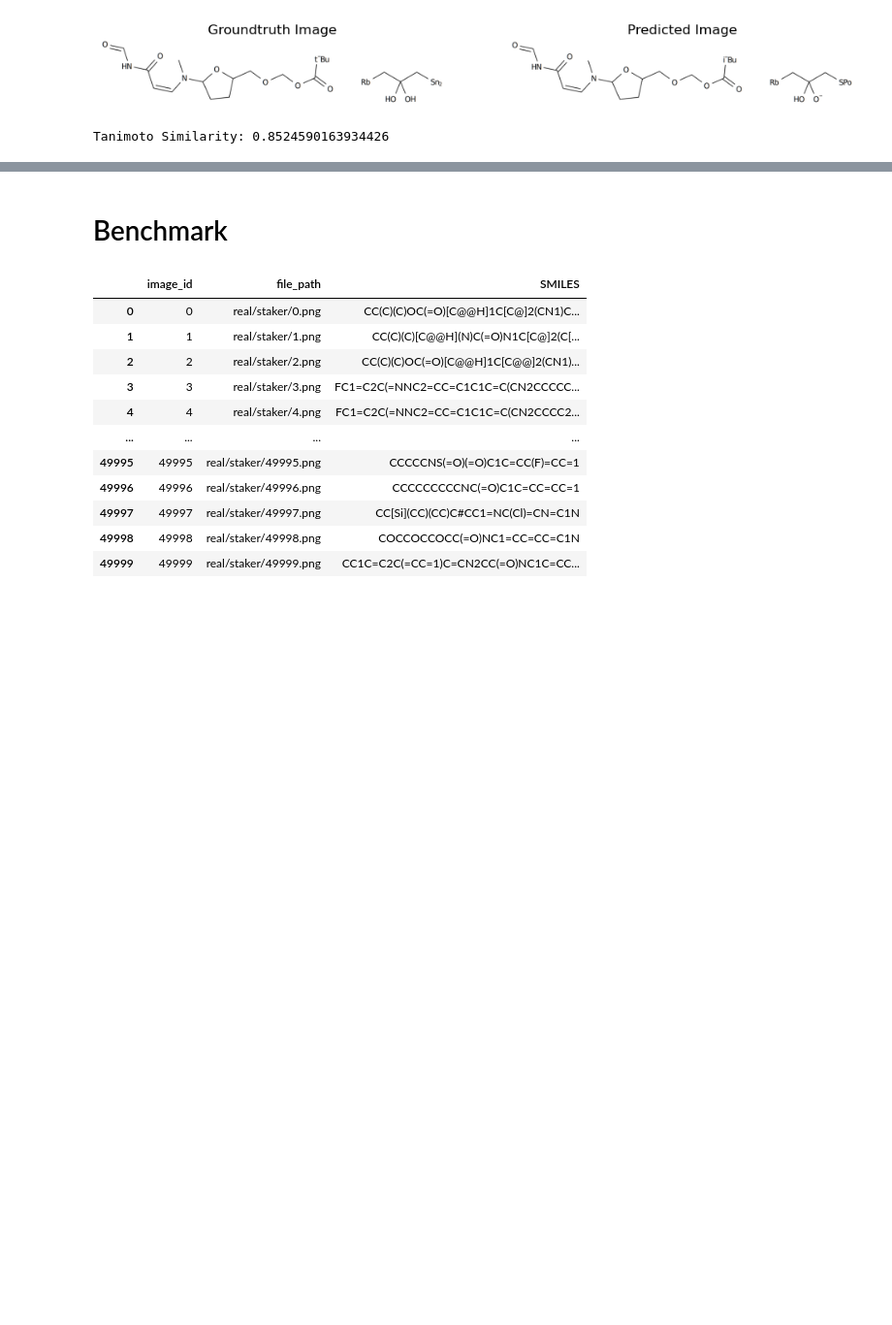
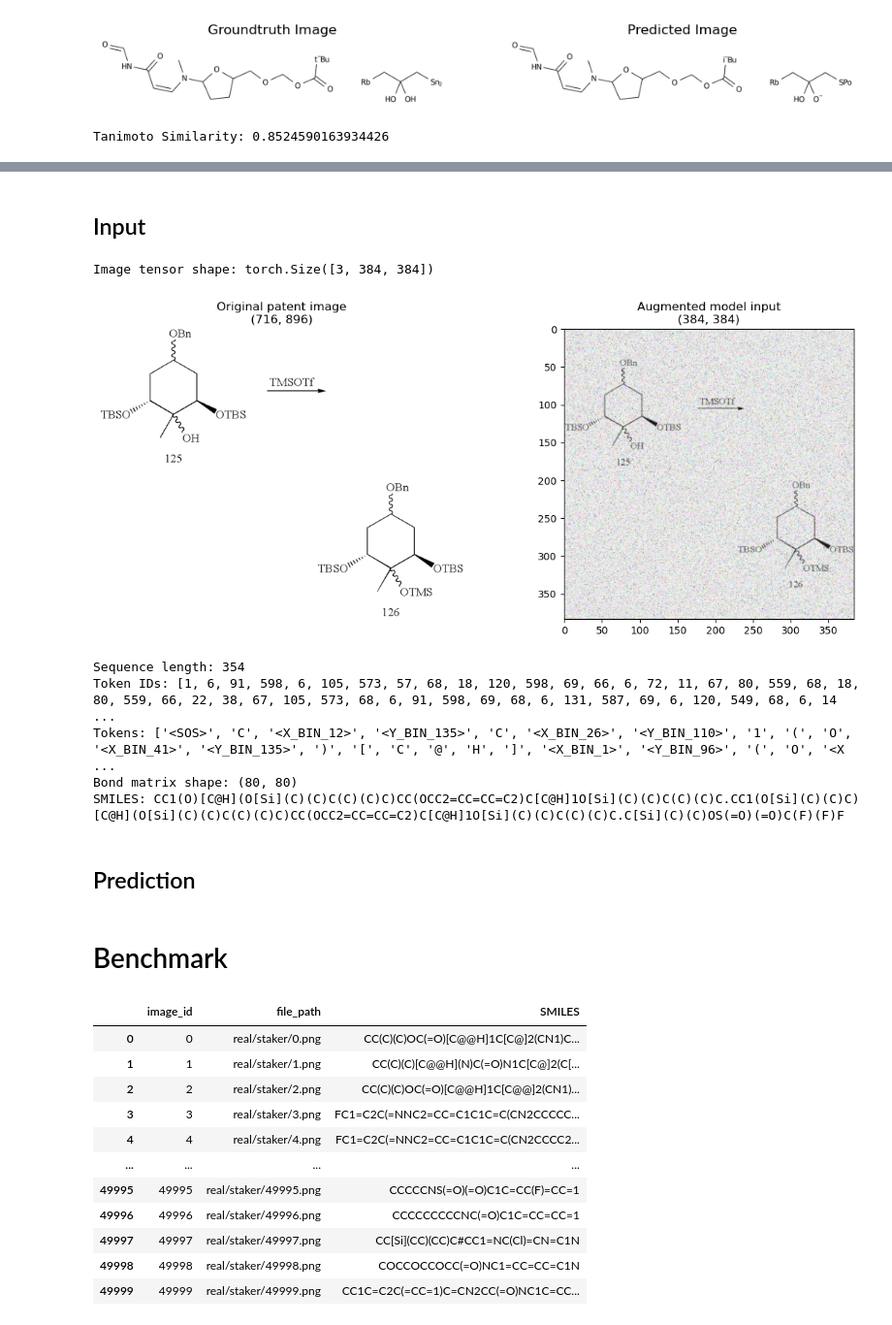
Before and after one commit to lyuzhuoqi/MolScanner, a Jupyter notebook: MolScanner/MolScanner_evaluation.ipynb, the cells around one changed output, grey strips where cells are left out. Shown at 97% size. Saved outputs shown, nothing was run; the diff lists cells and outputs as text; code cells hidden in the pictures; blank space fills up the shorter version.

```diff
--- a/MolScanner/MolScanner_evaluation.ipynb
+++ b/MolScanner/MolScanner_evaluation.ipynb
@@ -6,12 +6,13 @@
 # %%
 from pathlib import Path
 
-proj_dir = Path.home() / "zqlyu"/ "projects" / "MolScanner"
+# proj_dir = Path.home() / "zqlyu"/ "projects" / "MolScanner"
+proj_dir = Path.home() / "projects" / "Markush"
 data_dir = proj_dir / "data"
 # %% [markdown]
 # Model
 # %%
 from MolScribe_re_model import MolScannerVocab
-vocab = MolScannerVocab(n_bins=64)
+vocab = MolScannerVocab(n_bins=384)
 print(len(vocab))
 # %% [output]
@@ -212,0 +246,62 @@ Tanimoto Similarity: 0.8524590163934426
+# %% [markdown]
+## Input
+# %%
+import random
+import torch
+import numpy as np
+from matplotlib import pyplot as plt
+import cv2
+
+idx = random.randint(0, len(uspto_dataset) - 1)
+sample = uspto_dataset[idx]
+while not sample['success']:
+    idx = random.randint(0, len(uspto_dataset) - 1)
+    sample = uspto_dataset[idx]
+
+img_tensor = sample['img']  # [3, H, W]
+print("Image tensor shape:", img_tensor.shape)
+
+def denormalize_img(img_tensor):
+    mean = torch.tensor([0.485, 0.456, 0.406]).view(3, 1, 1)
+    std = torch.tensor([0.229, 0.224, 0.225]).view(3, 1, 1)
+    img_tensor = img_tensor * std + mean
+    return img_tensor.clamp(0, 1).byte() if img_tensor.max() > 1 else img_tensor.clamp(0, 1)
+
+# Show original patent image for comparison (same molecule)
+row = df.iloc[idx]
+orig_path = str(data_dir / row['file_path'])
+orig_img = cv2.cvtColor(cv2.imread(orig_path), cv2.COLOR_BGR2RGB) if cv2.imread(orig_path) is not None else None
+
+fig, axes = plt.subplots(1, 2, figsize=(12, 5))
+if orig_img is not None:
+    axes[0].imshow(orig_img)
+    axes[0].set_title(f'Original patent image\n{orig_img.shape[:2]}')
+else:
+    axes[0].set_title('(could not load)')
+axes[0].axis('off')
+
+img_denorm = denormalize_img(img_tensor)
+if img_denorm.dtype == torch.float32:
+    axes[1].imshow(img_denorm.permute(1, 2, 0).numpy())
+else:
+    axes[1].imshow(img_denorm.permute(1, 2, 0).numpy())
+axes[1].set_title(f'Augmented model input\n{tuple(img_tensor.shape[1:])}')
+# axes[1].axis('off')
+plt.tight_layout()
+plt.show()
+
+print("\nSequence length:", len(sample['tok_id_seq']))
+print("Token IDs:", sample['tok_id_seq'])
+print("Tokens:", [vocab.idx2token[idx] for idx in sample['tok_id_seq']])
+print("Bond matrix shape:", sample['bond_mat'].shape)
+print("SMILES:", sample['smiles'])
+# %% [output]
+Image tensor shape: torch.Size([3, 384, 384])
+[figure, added]
+Sequence length: 354
+Token IDs: [1, 6, 91, 598, 6, 105, 573, 57, 68, 18, 120, 598, 69, 66, 6, 72, 11, 67, 80, 559, 68, 18, 80, 559, 66, 22, 38, 67, 105, 573, 68, 6, 91, 598, 69, 68, 6, 131, 587, 69, 6, 120, 549, 68, 6, 14 ...
+Tokens: ['<SOS>', 'C', '<X_BIN_12>', '<Y_BIN_135>', 'C', '<X_BIN_26>', '<Y_BIN_110>', '1', '(', 'O', '<X_BIN_41>', '<Y_BIN_135>', ')', '[', 'C', '@', 'H', ']', '<X_BIN_1>', '<Y_BIN_96>', '(', 'O', '<X ...
+Bond matrix shape: (80, 80)
+SMILES: CC1(O)[C@H](O[Si](C)(C)C(C)(C)C)CC(OCC2=CC=CC=C2)C[C@H]1O[Si](C)(C)C(C)(C)C.CC1(O[Si](C)(C)C)[C@H](O[Si](C)(C)C(C)(C)C)CC(OCC2=CC=CC=C2)C[C@H]1O[Si](C)(C)C(C)(C)C.C[Si](C)(C)OS(=O)(=O)C(F)(F)F
+# %% [markdown]
+## Prediction
```
Also changed, not shown: parts of 8 cells of this notebook, 9 other files.
